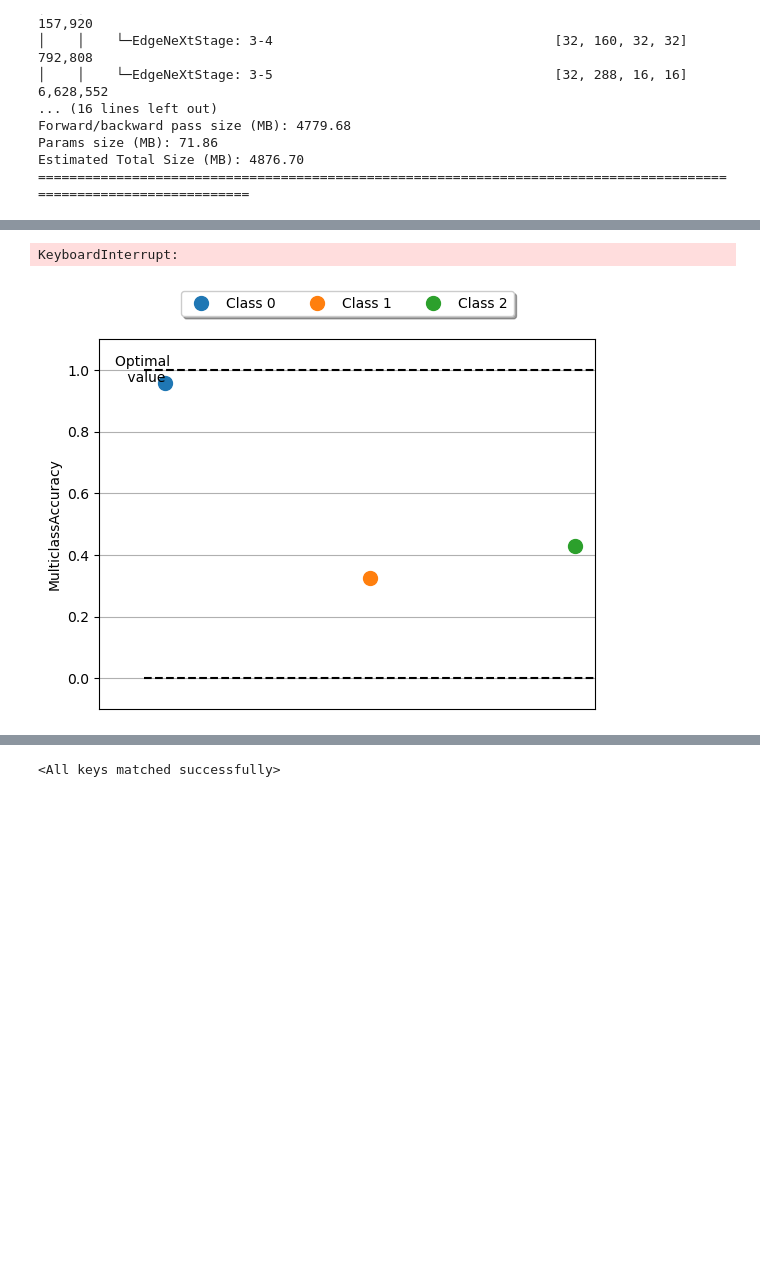
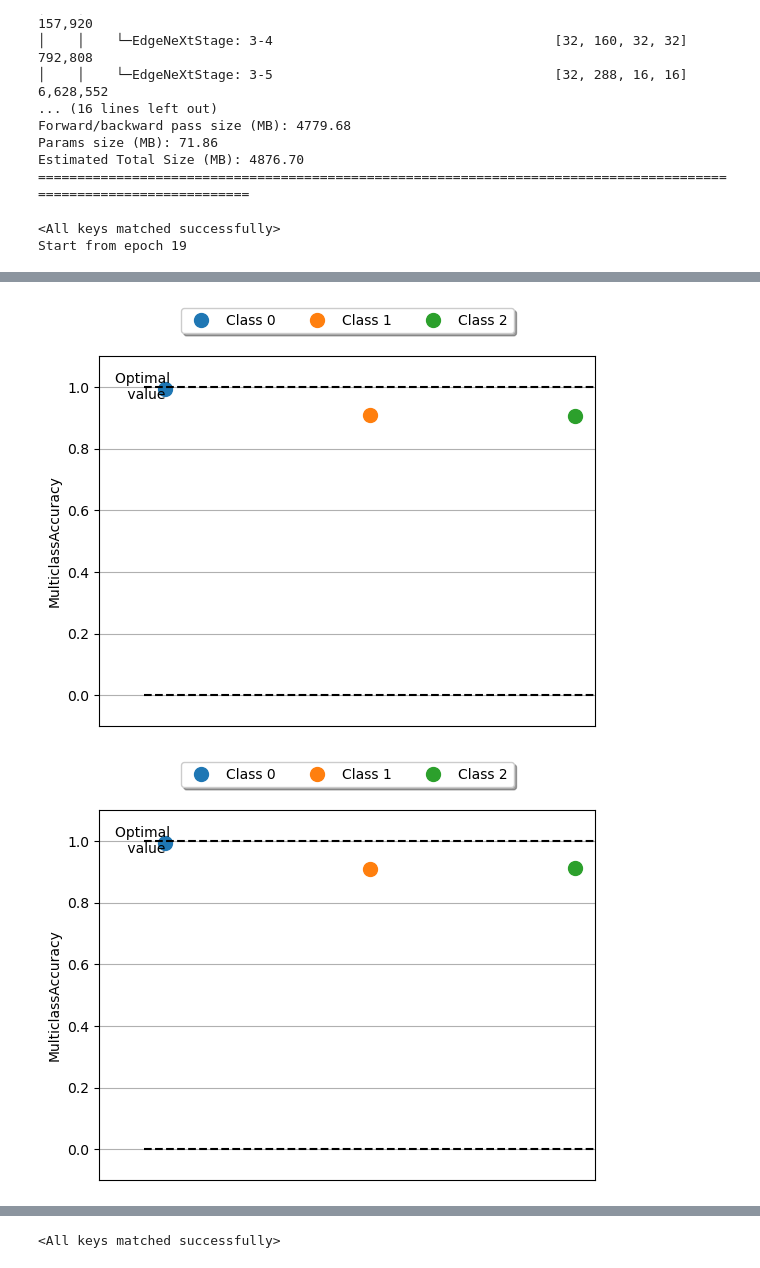
Before and after one commit to m5k5/RSNA2024, a Jupyter notebook: conditionClassifierAll.ipynb, the cells around one changed output, grey strips where cells are left out. Cells and saved outputs as stored; diff of their text form; code cells hidden in the pictures; blank space fills up the shorter version.

```diff
--- a/conditionClassifierAll.ipynb
+++ b/conditionClassifierAll.ipynb
@@ -386,11 +386,10 @@ Params size (MB): 71.86
 Estimated Total Size (MB): 4876.70
 ===================================================================================================================
 # %%
-loadExistingModel=False
+loadExistingModel=True
 
 if loadExistingModel:
-    model = model.to(device)
-    checkpoint = torch.load(os.path.join("./", "edgenextBase_384_epoch_8.pt"), map_location=device)
+    checkpoint = torch.load(os.path.join("./", "PathClassifierEdgeNext_F1_0.968_CrossEntropy_0.049_epoch_15.pt"), map_location=device)
     print(model.load_state_dict(checkpoint['model_state_dict']))
     optimizer = torch.optim.AdamW(model.parameters(), lr=5e-4)
     # optimizer = torch.optim.SGD(model.parameters(), lr=0.1, momentum=0.9)
@@ -399,13 +398,15 @@ if loadExistingModel:
     optimizer.load_state_dict(checkpoint['optimizer_state_dict'])
     # scheduler.load_state_dict(checkpoint["scheduler_state_dict"])
     startEpoch = checkpoint['epoch']
-    # startEpoch=0
-    # loss = checkpoint['loss']
+    print(f"Start from epoch {startEpoch}")
 else:
     startEpoch=0
     optimizer = torch.optim.AdamW(model.parameters(), lr=5e-4)
     # scheduler = torch.optim.lr_scheduler.OneCycleLR(optimizer, max_lr=0.01, steps_per_epoch=len(trainLoader), epochs=15)
     # scheduler = torch.optim.lr_scheduler.ExponentialLR(optimizer, gamma=np.exp(np.log(0.1)/500))
+# %% [output]
+<All keys matched successfully>
+Start from epoch 19
 # %%
 from torchmetrics.classification import MulticlassAccuracy, MulticlassF1Score
 from torch.utils.tensorboard import SummaryWriter
@@ -491,7 +492,7 @@ def validate(dataloader, model, loss_fn, epoch):
 bestPerformance=99
 bestEpoch=0
 
-for t in range(epochs):
+for t in np.arange(startEpoch, startEpoch + epochs, 1):
     print(f"Epoch {t+1}\n-------------------------------")
     train(trainLoader, model, loss, optimizer, t)
     valLoss=validate(valLoader, model, lossVal, t)
@@ -534,2 +535,2 @@ loss: 0.240212, Acc: 0.6921, F1: 0.7318  [67616/103052]
-KeyboardInterrupt:
-[figure, old version]
+[figure, new version]
+[figure, added]
```
Also changed, not shown: parts of 4 cells of this notebook, 1 other file.
